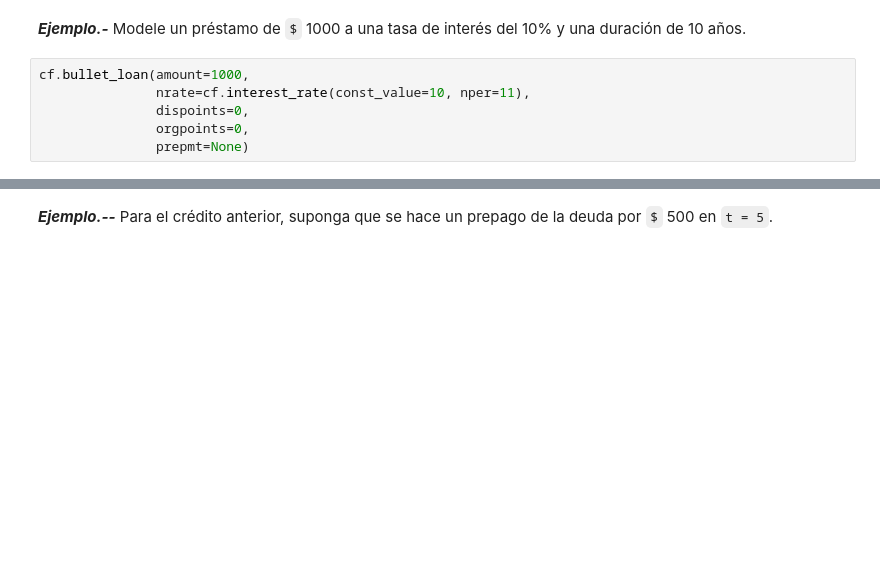
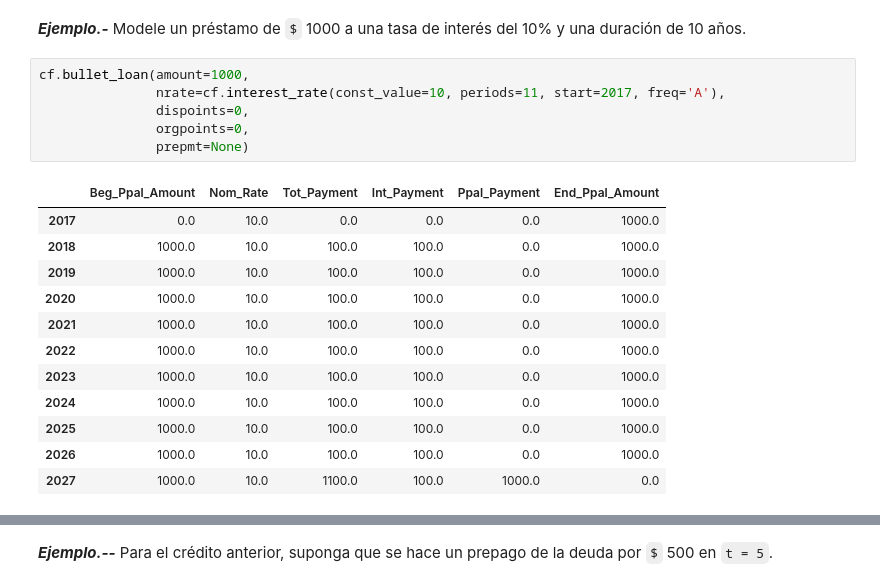
Before and after one commit to hagarciag/ingenieria-economica, a Jupyter notebook: 06-prestamos.ipynb, the cells around one changed output, grey strips where cells are left out. Drawn from its saved outputs; the diff is of its cells as text; blank space fills up the shorter version.

```diff
--- a/06-prestamos.ipynb
+++ b/06-prestamos.ipynb
@@ -37,10 +37,23 @@ En este tipo de préstamo se pagan únicamente intereses durante la vida del cr
 ***Ejemplo.-*** Modele un préstamo de  `$` 1000 a una tasa de interés del 10% y una duración de 10 años.
 # %%
 cf.bullet_loan(amount=1000,
-               nrate=cf.interest_rate(const_value=10, nper=11),
+               nrate=cf.interest_rate(const_value=10, periods=11, start=2017, freq='A'),
                dispoints=0,
                orgpoints=0,
                prepmt=None)
+# %% [output]
+|  | Beg_Ppal_Amount | Nom_Rate | Tot_Payment | Int_Payment | Ppal_Payment | End_Ppal_Amount |
+| 2017 | 0.0 | 10.0 | 0.0 | 0.0 | 0.0 | 1000.0 |
+| 2018 | 1000.0 | 10.0 | 100.0 | 100.0 | 0.0 | 1000.0 |
+| 2019 | 1000.0 | 10.0 | 100.0 | 100.0 | 0.0 | 1000.0 |
+| 2020 | 1000.0 | 10.0 | 100.0 | 100.0 | 0.0 | 1000.0 |
+| 2021 | 1000.0 | 10.0 | 100.0 | 100.0 | 0.0 | 1000.0 |
+| 2022 | 1000.0 | 10.0 | 100.0 | 100.0 | 0.0 | 1000.0 |
+| 2023 | 1000.0 | 10.0 | 100.0 | 100.0 | 0.0 | 1000.0 |
+| 2024 | 1000.0 | 10.0 | 100.0 | 100.0 | 0.0 | 1000.0 |
+| 2025 | 1000.0 | 10.0 | 100.0 | 100.0 | 0.0 | 1000.0 |
+| 2026 | 1000.0 | 10.0 | 100.0 | 100.0 | 0.0 | 1000.0 |
+| 2027 | 1000.0 | 10.0 | 1100.0 | 100.0 | 1000.0 | 0.0 |
 # %%
 ## se puede asignar a una variable
 x = cf.bullet_loan(amount=1000,
```
Also changed, not shown: parts of 24 cells of this notebook, 1 other file.
